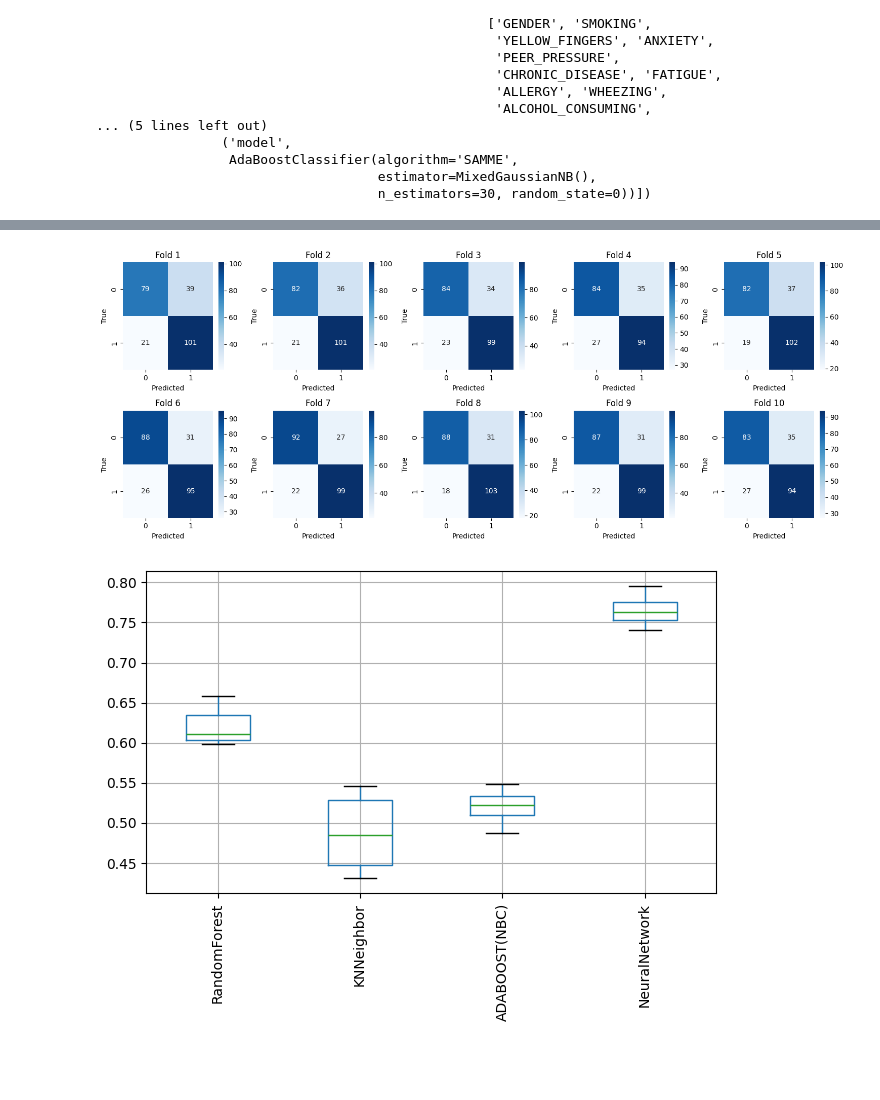
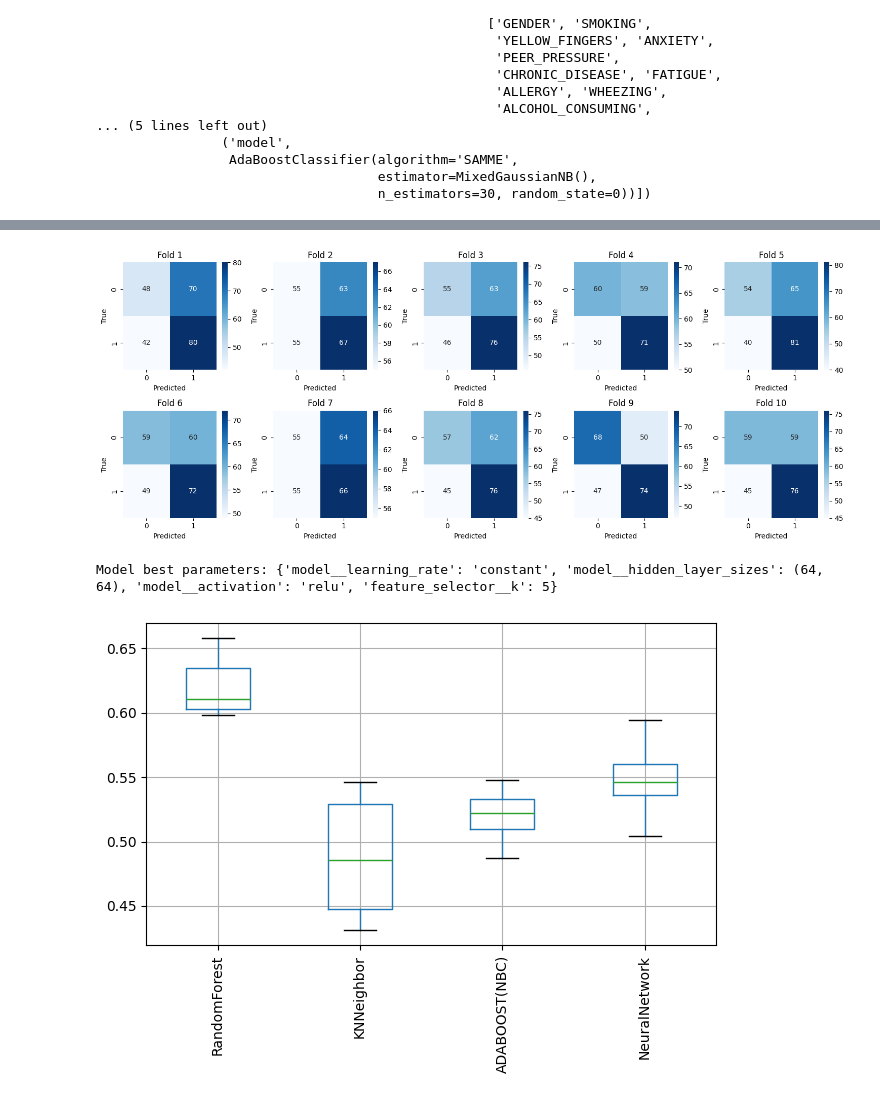
Before and after one commit to cletopellegrino/Mixed-Data-Pipeline, a Jupyter notebook: Lung Cancer.ipynb, the cells around one changed output, grey strips where cells are left out. Cells and saved outputs as stored; diff of their text form; code cells hidden in the pictures; blank space fills up the shorter version.

```diff
--- a/Lung Cancer.ipynb
+++ b/Lung Cancer.ipynb
@@ -5,7 +6,7 @@ from mixed_data import create_pipeline
 # %%
 import pandas as pd
-file = pd.read_csv("datasets/dataset.csv")
-file = file.drop_duplicates()
+
+file = pd.read_csv("datasets/dataset.csv").drop_duplicates()
 file
 # %% [output]
 |  | GENDER | AGE | SMOKING | YELLOW_FINGERS | ANXIETY | PEER_PRESSURE | CHRONIC_DISEASE | FATIGUE | ALLERGY | ... |
@@ -87,6 +63,19 @@ categorical_features = ['GENDER', 'SMOKING', 'YELLOW_FINGERS', 'ANXIETY',
                         'PEER_PRESSURE', 'CHRONIC_DISEASE', 'FATIGUE', 'ALLERGY', 'WHEEZING',
                        'ALCOHOL_CONSUMING', 'COUGHING', 'SHORTNESS_OF_BREATH',
                        'SWALLOWING_DIFFICULTY', 'CHEST_PAIN']
+ordinal_columns = {'cat__SMOKING': ['NO', 'YES'],\
+                   'cat__YELLOW_FINGERS': ['NO', 'YES'],\
+                   'cat__ANXIETY': ['NO', 'YES'],\
+                   'cat__PEER_PRESSURE': ['NO', 'YES'],\
+                   'cat__CHRONIC_DISEASE': ['NO', 'YES'],\
+                   'cat__FATIGUE': ['NO', 'YES'],\
+                   'cat__ALLERGY': ['NO', 'YES'],\
+                   'cat__WHEEZING': ['NO', 'YES'],\
+                   'cat__ALCOHOL_CONSUMING': ['NO', 'YES'],\
+                   'cat__COUGHING': ['NO', 'YES'],\
+                   'cat__SHORTNESS_OF_BREATH': ['NO', 'YES'],\
+                   'cat__SWALLOWING_DIFFICULTY': ['NO', 'YES'],\
+                   'cat__CHEST_PAIN': ['NO', 'YES']}
 # %%
 param_grid_RandomForest = {
     "feature_selector__k": range(1, 16),
@@ -141,6 +130,7 @@ clf_AdaBoostGNB = create_pipeline(
 clf_NeuralNetwork = create_pipeline(
         numerical_features=numeric_features,
         categorical_features=categorical_features,
+        ordinal_columns=ordinal_columns,
         target=labels,
         model="NeuralNetworkClf"
     )
@@ -403,37 +307,8 @@ weighted avg       0.52      0.52      0.52       239
 # %%
-clfnn = RandomizedSearchCV(
-    estimator = clf_NeuralNetwork,
-    param_distributions=param_grid_NeuralNetwork,
-    cv = skf,
-    scoring = scorer,
-    n_jobs=-1,
-    random_state=0,
-    n_iter=10,
-)
-clfnn.fit(train_data, train_labels)
-
-best_params = clfnn.best_params_
-print("NeuralNetwork best parameters:", best_params)
-
-accuracy_score_scores4 = []
-fig, axes = plt.subplots(2, 5, figsize=(15, 6))
-for fold, (train_index, test_index) in enumerate(skf.split(train_data, train_labels)):
-    X_fold_train, X_fold_valid = train_data.iloc[train_index], train_data.iloc[test_index]
-    y_fold_train, y_fold_valid = train_labels.iloc[train_index], train_labels.iloc[test_index]
-
-    y_pred = clfnn.predict(X_fold_valid)
-
-    cm = confusion_matrix(y_fold_valid, y_pred)
-    report = classification_report(y_fold_valid, y_pred, output_dict=False)
-    print(report)
-    report = classification_report(y_fold_valid, y_pred, output_dict=True)
-    accuracy_score_scores4.append(report["accuracy"])
-
-    sns.heatmap(cm, annot=True, cmap='Blues', fmt='g', ax=axes[fold // 5, fold % 5])
-    axes[fold // 5, fold % 5].set_title(f'Fold {fold+1}')
-    axes[fold // 5, fold % 5].set_xlabel('Predicted')
-    axes[fold // 5, fold % 5].set_ylabel('True')
-
-plt.tight_layout()
-plt.show()
+accuracy_scores4 = []
+clfNN, best_params, reports = \
+    Stratified10KFoldValidation(clf_NeuralNetwork, param_grid_NeuralNetwork, train_data, train_labels, scorer, skf)
+print("Model best parameters:", best_params)
+for report in reports:
+    accuracy_scores4.append(report["accuracy"])
 # %% [output]
@@ -457,10 +332,11 @@ weighted avg       0.74      0.74      0.74       239
-[figure, old version]
+[figure, new version]
+Model best parameters: {'model__learning_rate': 'constant', 'model__hidden_layer_sizes': (64, 64), 'model__activation': 'relu', 'feature_selector__k': 5}
 # %%
 cv_scores = {
-    'RandomForest': accuracy_score_scores1,
-    'KNNeighbor': accuracy_score_scores2,
-    'ADABOOST(NBC)': accuracy_score_scores3,
-    'NeuralNetwork': accuracy_score_scores4
+    'RandomForest': accuracy_scores1,
+    'KNNeighbor': accuracy_scores2,
+    'ADABOOST(NBC)': accuracy_scores3,
+    'NeuralNetwork': accuracy_scores4
 }
 
 df_cv_scores = pd.DataFrame(cv_scores)
@@ -470,7 +346,7 @@ plt.xticks(ticks=range(1, len(df_cv_scores.columns) + 1), labels=df_cv_scores.co
 plt.tight_layout()
 plt.show()
 # %% [output]
-[figure, old version]
+[figure, new version]
 # %%
 import scipy.stats as stats
 
```
Also changed, not shown: parts of 13 cells of this notebook, 6 other files.
